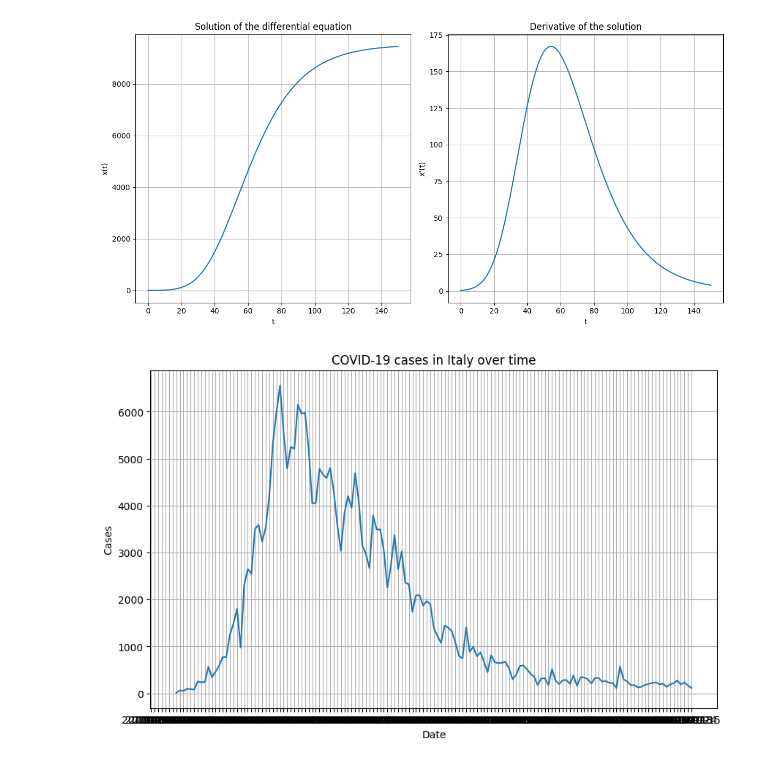
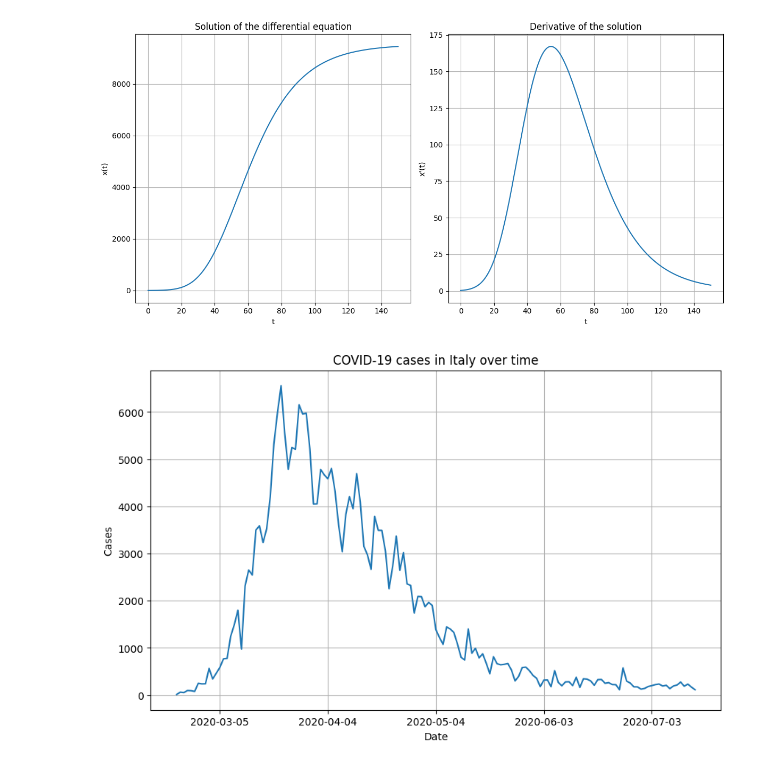
Before and after one commit to Naarsk/Economics, a Jupyter notebook: Econometrics/Coronavirus/coronav.ipynb, the cells around one changed output. Drawn from its saved outputs; the diff is of its cells as text; code cells hidden in the pictures.

```diff
--- a/Econometrics/Coronavirus/coronav.ipynb
+++ b/Econometrics/Coronavirus/coronav.ipynb
@@ -61,12 +61,17 @@ italy_df = df[(df['Country'] == 'Italy') &
               (df['Date_reported'] <= end_date)]
 # %%
 # Assuming 'date' is in datetime format, you can plot the data as follows:
+import matplotlib.dates as mdates
+
+
 plt.figure(figsize=(10,6))
 plt.plot(italy_df['Date_reported'], italy_df['New_cases'])  # Replace 'cases' with the actual column name
 plt.xlabel('Date')
 plt.ylabel('Cases')
 plt.title('COVID-19 cases in Italy over time')
 plt.grid()
+plt.gca().xaxis.set_major_locator(mdates.DayLocator(interval=30))
+
 plt.show()
 # %% [output]
-[figure, old version]
+[figure, new version]
```
